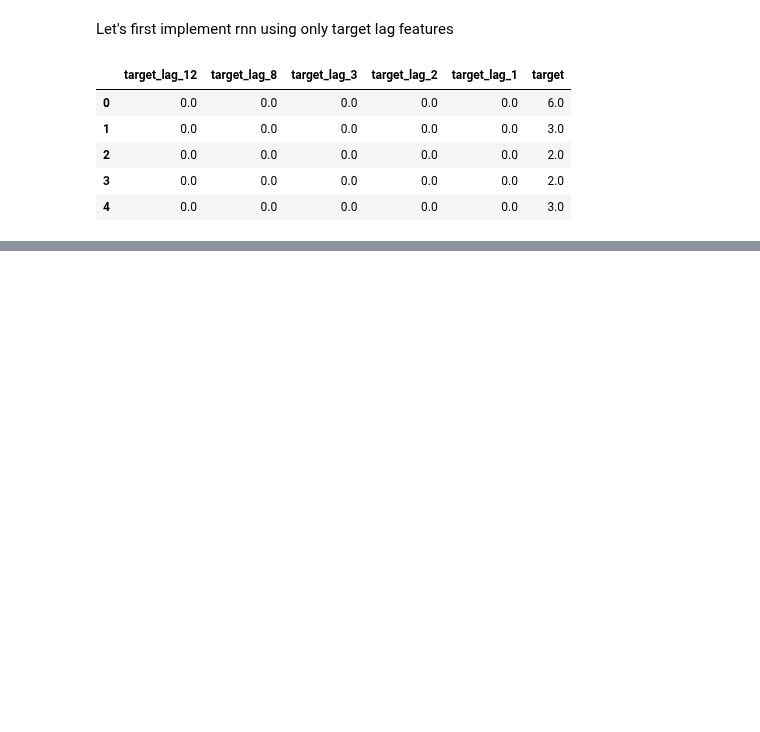
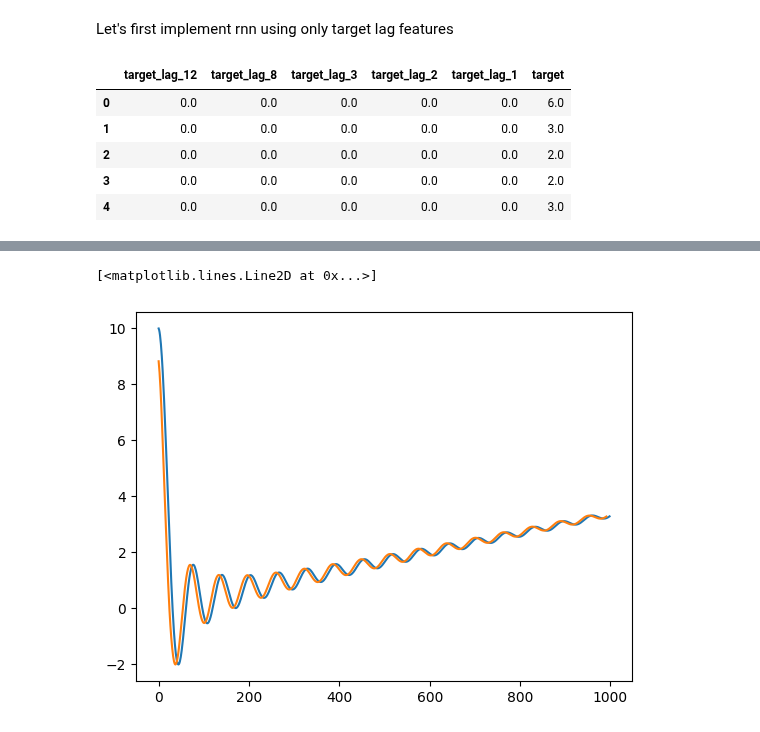
Before and after one commit to igor-cheb/retail_sales_prediction, a Jupyter notebook: modelling.ipynb, the cells around one changed output, grey strips where cells are left out. Cells and saved outputs as stored; diff of their text form; code cells hidden in the pictures; blank space fills up the shorter version.

```diff
--- a/modelling.ipynb
+++ b/modelling.ipynb
@@ -525,0 +599,11 @@ plt.plot(fake_df['target'].values[:100], color='g')
+# %%
+pred = model.forward(x_train)
+# %%
+x = np.arange(1, 1000)
+y = (np.sin(x/10)/x)*100 +  x/300
+# %%
+plt.plot(y)
+plt.plot(pred.flatten().detach().numpy())
+# %% [output]
+[<matplotlib.lines.Line2D at 0x...>]
+[figure, added]
```
Also changed, not shown: parts of 7 cells of this notebook.
